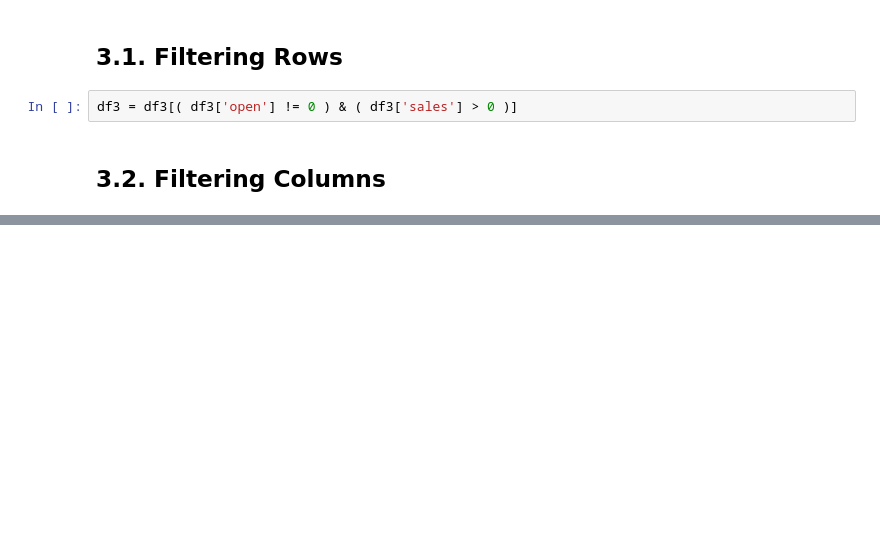
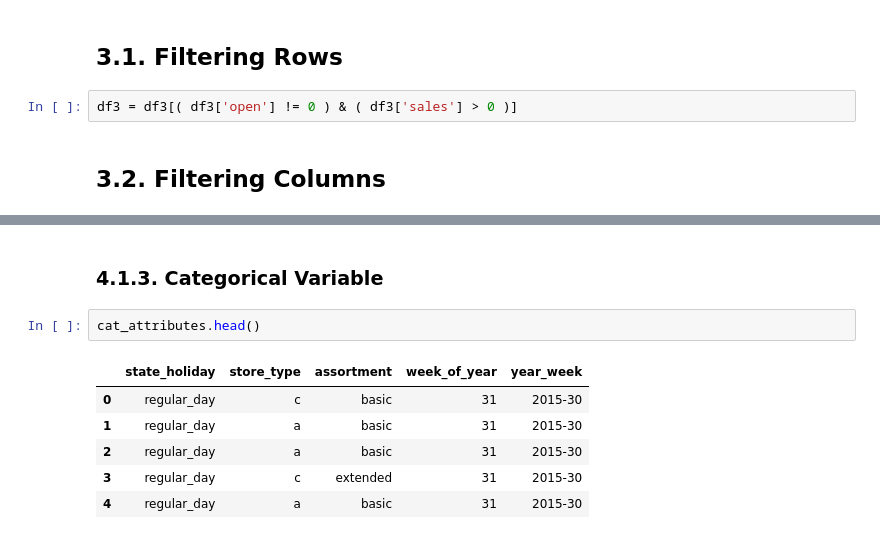
Before and after one commit to Marcoslsl/DataScienceProduction, a Jupyter notebook: m03_store_sales_prediction.ipynb, the cells around one changed output, grey strips where cells are left out. Saved outputs shown, nothing was run; the diff lists cells and outputs as text; blank space fills up the shorter version.

```diff
--- a/m03_store_sales_prediction.ipynb
+++ b/m03_store_sales_prediction.ipynb
@@ -442,0 +482,11 @@ df3.columns
+# %% [markdown]
+### 4.1.3. Categorical Variable
+# %%
+cat_attributes.head()
+# %% [output]
+|  | state_holiday | store_type | assortment | week_of_year | year_week |
+| 0 | regular_day | c | basic | 31 | 2015-30 |
+| 1 | regular_day | a | basic | 31 | 2015-30 |
+| 2 | regular_day | a | basic | 31 | 2015-30 |
+| 3 | regular_day | c | extended | 31 | 2015-30 |
+| 4 | regular_day | a | basic | 31 | 2015-30 |
```
Also changed, not shown: parts of 19 cells of this notebook.
